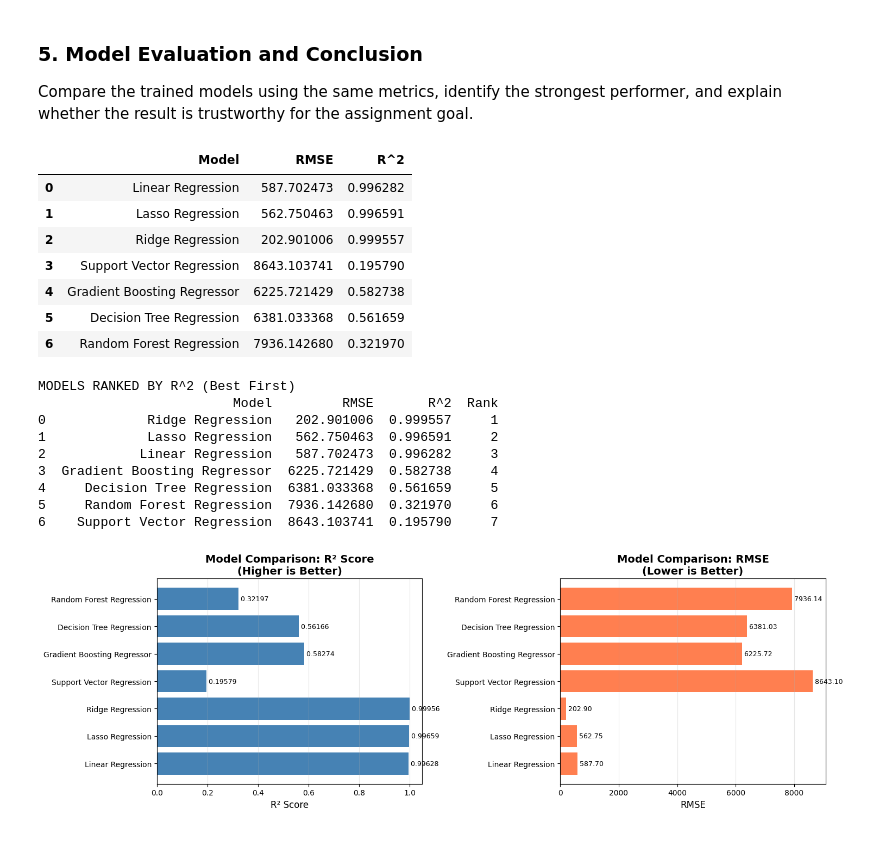
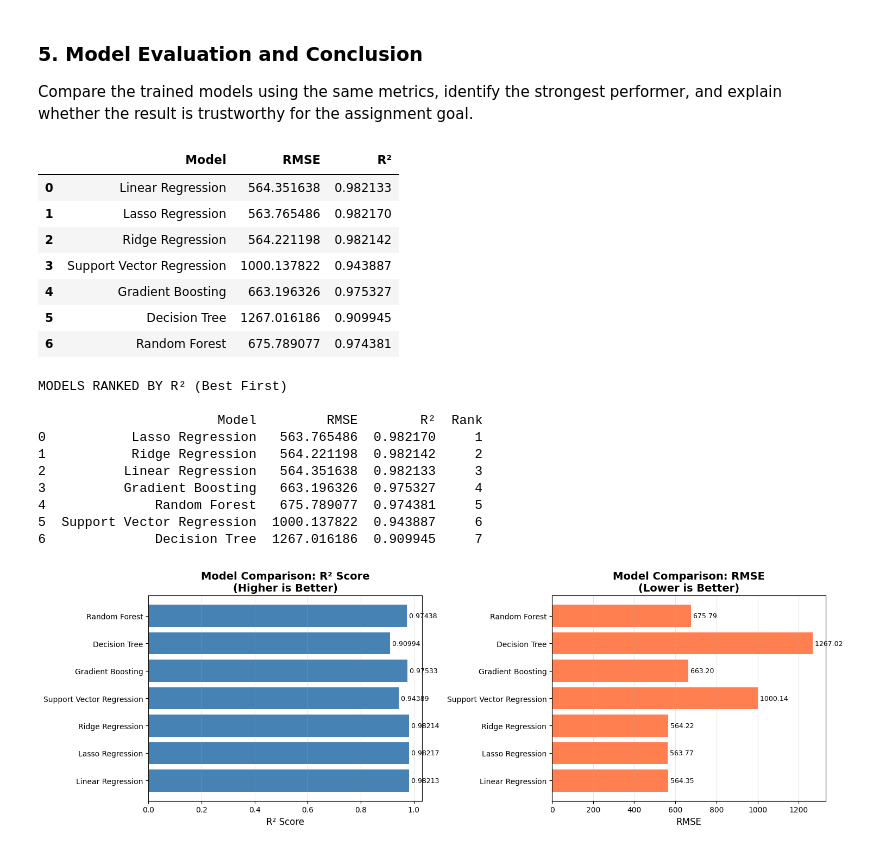
Before and after one commit to clickcafence/DS, a Jupyter notebook: main.ipynb, the cells around one changed output. Cells and saved outputs as stored; diff of their text form; code cells hidden in the pictures.

Commit message:
improve model fixed metrics

```diff
--- a/main.ipynb
+++ b/main.ipynb
@@ -465,61 +529,61 @@ R^2: 0.32197
 
 Compare the trained models using the same metrics, identify the strongest performer, and explain whether the result is trustworthy for the assignment goal.
 # %%
-model_ev = pd.DataFrame({'Model': ['Linear Regression','Lasso Regression','Ridge Regression',
-                                   'Support Vector Regression','Gradient Boosting Regressor','Decision Tree Regression','Random Forest Regression'],
-                         'RMSE': [lr_rmse, lasso_rmse, ridg_rmse, sv_rmse, gb_rmse,
-                                      dt_rmse, rf_rmse],
-                         'R^2': [lr_r2, lasso_r2, ridg_r2, sv_r2, gb_r2, dt_r2, rf_r2]})
+# Build evaluation DataFrame from consolidated model results
+model_ev = pd.DataFrame({
+    'Model': list(model_results.keys()),
+    'RMSE': [model_results[m]['rmse'] for m in model_results.keys()],
+    'R²': [model_results[m]['r2'] for m in model_results.keys()]
+})
 model_ev
 # %% [output]
-|  | Model | RMSE | R^2 |
-| 0 | Linear Regression | 587.702473 | 0.996282 |
-| 1 | Lasso Regression | 562.750463 | 0.996591 |
-| 2 | Ridge Regression | 202.901006 | 0.999557 |
-| 3 | Support Vector Regression | 8643.103741 | 0.195790 |
-| 4 | Gradient Boosting Regressor | 6225.721429 | 0.582738 |
-| 5 | Decision Tree Regression | 6381.033368 | 0.561659 |
-| 6 | Random Forest Regression | 7936.142680 | 0.321970 |
+|  | Model | RMSE | R² |
+| 0 | Linear Regression | 564.351638 | 0.982133 |
+| 1 | Lasso Regression | 563.765486 | 0.982170 |
+| 2 | Ridge Regression | 564.221198 | 0.982142 |
+| 3 | Support Vector Regression | 1000.137822 | 0.943887 |
+| 4 | Gradient Boosting | 663.196326 | 0.975327 |
+| 5 | Decision Tree | 1267.016186 | 0.909945 |
+| 6 | Random Forest | 675.789077 | 0.974381 |
 # %%
-
-# Sort models by R^2 (descending) and RMSE (ascending)
-model_ev_sorted = model_ev.sort_values('R^2', ascending=False).reset_index(drop=True)
+# Sort models by R² (descending) and RMSE (ascending)
+model_ev_sorted = model_ev.sort_values('R²', ascending=False).reset_index(drop=True)
 model_ev_sorted['Rank'] = range(1, len(model_ev_sorted) + 1)
-print("MODELS RANKED BY R^2 (Best First)")
+print("\nMODELS RANKED BY R² (Best First)\n")
 print(model_ev_sorted)
 # %% [output]
-MODELS RANKED BY R^2 (Best First)
-                         Model         RMSE       R^2  Rank
-0             Ridge Regression   202.901006  0.999557     1
-1             Lasso Regression   562.750463  0.996591     2
-2            Linear Regression   587.702473  0.996282     3
-3  Gradient Boosting Regressor  6225.721429  0.582738     4
-4     Decision Tree Regression  6381.033368  0.561659     5
-5     Random Forest Regression  7936.142680  0.321970     6
-6    Support Vector Regression  8643.103741  0.195790     7
+MODELS RANKED BY R² (Best First)
+
+                       Model         RMSE        R²  Rank
+0           Lasso Regression   563.765486  0.982170     1
+1           Ridge Regression   564.221198  0.982142     2
+2          Linear Regression   564.351638  0.982133     3
+3          Gradient Boosting   663.196326  0.975327     4
+4              Random Forest   675.789077  0.974381     5
+5  Support Vector Regression  1000.137822  0.943887     6
+6              Decision Tree  1267.016186  0.909945     7
 # %%
-
-# Visualization: Compare R^2 scores
+# Visualization: Compare R² and RMSE scores
 fig, axes = plt.subplots(1, 2, figsize=(15, 5))
 
-# R^2 Comparison
-axes[0].barh(model_ev['Model'], model_ev['R^2'], color='steelblue')
+# R² Comparison
+axes[0].barh(model_ev['Model'], model_ev['R²'], color='steelblue')
 axes[0].set_xlabel('R² Score', fontsize=12)
 axes[0].set_title('Model Comparison: R² Score\n(Higher is Better)', fontsize=14, fontweight='bold')
 axes[0].grid(axis='x', alpha=0.3)
-for i, v in enumerate(model_ev['R^2']):
+for i, v in enumerate(model_ev['R²']):
     axes[0].text(v, i, f' {v:.5f}', va='center', fontsize=9)
 
 # RMSE Comparison
 axes[1].barh(model_ev['Model'], model_ev['RMSE'], color='coral')
 axes[1].set_xlabel('RMSE', fontsize=12)
 axes[1].set_title('Model Comparison: RMSE\n(Lower is Better)', fontsize=14, fontweight='bold')
 axes[1].grid(axis='x', alpha=0.3)
 for i, v in enumerate(model_ev['RMSE']):
     axes[1].text(v, i, f' {v:.2f}', va='center', fontsize=9)
 
 plt.tight_layout()
 plt.show()
 # %% [output]
-[figure, old version]
+[figure, new version]
 # %%
```
Also changed, not shown: parts of 20 cells of this notebook.
